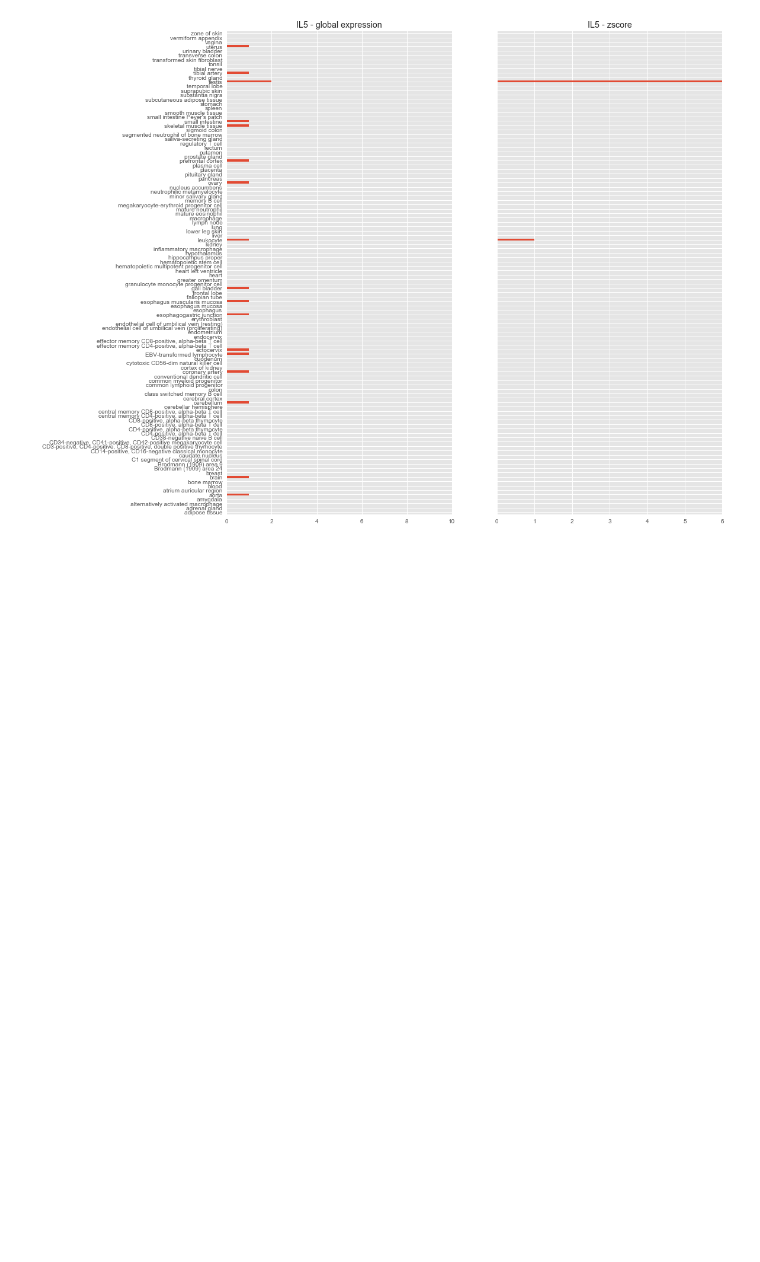
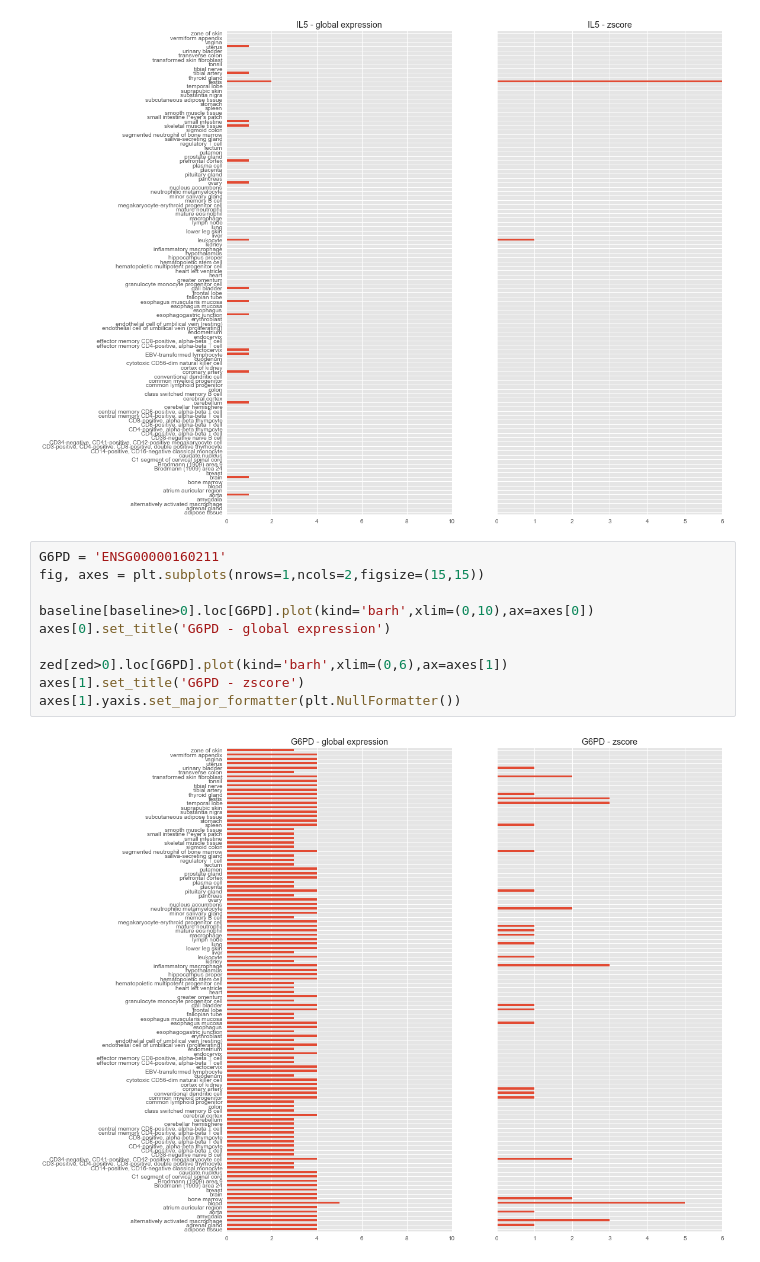
Before and after one commit to opentargets-archive/expression_analysis, a Jupyter notebook: rna_expression_analysis_with_blueprint2.ipynb, the cells around one changed output. Drawn from its saved outputs; the diff is of its cells as text; blank space fills up the shorter version.

```diff
--- a/rna_expression_analysis_with_blueprint2.ipynb
+++ b/rna_expression_analysis_with_blueprint2.ipynb
@@ -577,3 +597,15 @@ axes[1].set_title('IL5 - zscore')
 axes[1].yaxis.set_major_formatter(plt.NullFormatter())
 # %% [output]
 [figure]
+# %%
+G6PD = 'ENSG00000160211'
+fig, axes = plt.subplots(nrows=1,ncols=2,figsize=(15,15))
+
+baseline[baseline>0].loc[G6PD].plot(kind='barh',xlim=(0,10),ax=axes[0])
+axes[0].set_title('G6PD - global expression')
+
+zed[zed>0].loc[G6PD].plot(kind='barh',xlim=(0,6),ax=axes[1])
+axes[1].set_title('G6PD - zscore')
+axes[1].yaxis.set_major_formatter(plt.NullFormatter())
+# %% [output]
+[figure, added]
```
Also changed, not shown: parts of 3 cells of this notebook.
